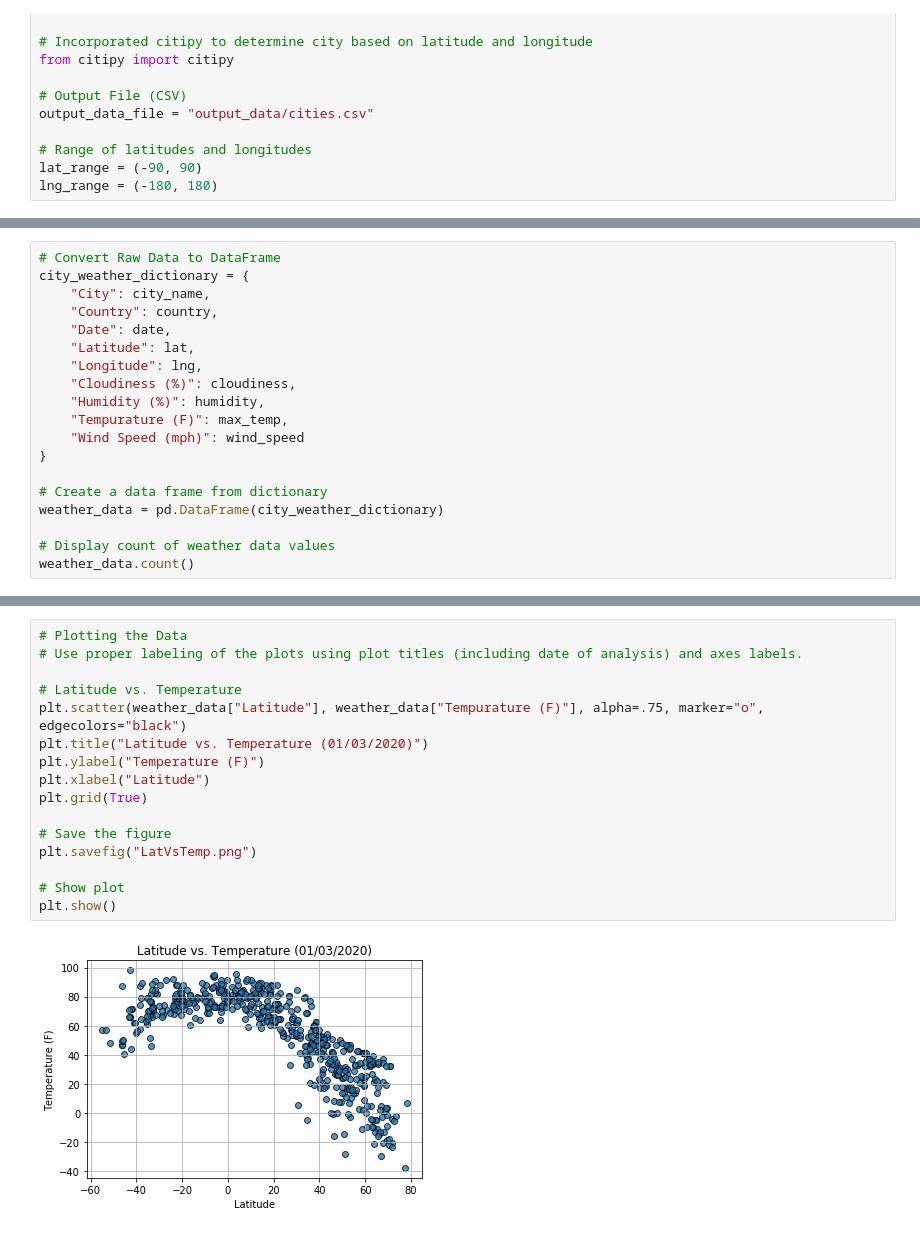
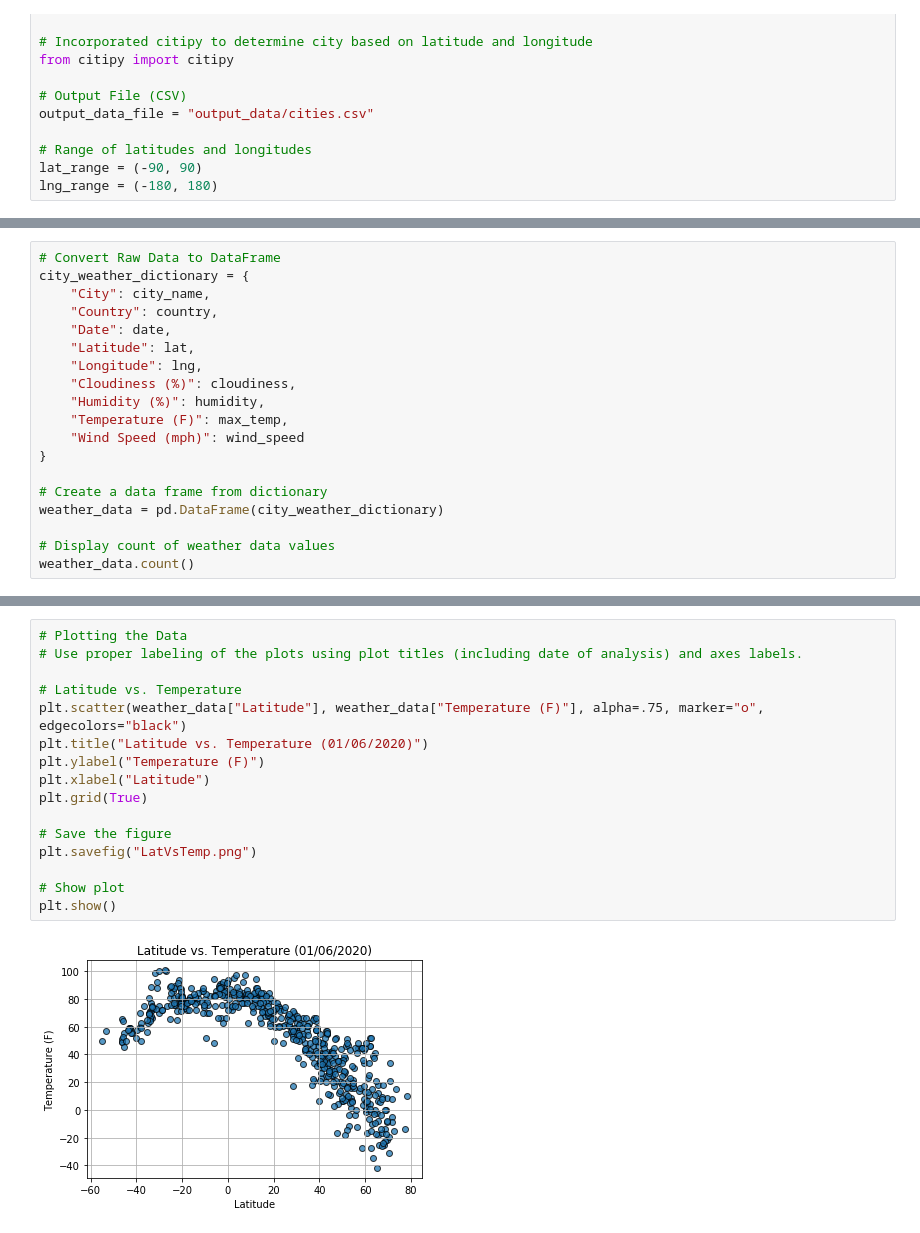
Before and after one commit to erikarberry/python-api-challenge, a Jupyter notebook: WeatherPy/WeatherPy.ipynb, the cells around one changed output, grey strips where cells are left out. Cells and saved outputs as stored; diff of their text form.

```diff
--- a/WeatherPy/WeatherPy.ipynb
+++ b/WeatherPy/WeatherPy.ipynb
@@ -119,7 +119,7 @@ city_weather_dictionary = {
     "Longitude": lng,
     "Cloudiness (%)": cloudiness,
     "Humidity (%)": humidity,
-    "Tempurature (F)": max_temp,
+    "Temperature (F)": max_temp,
     "Wind Speed (mph)": wind_speed
 }
 
@@ -156,18 +156,18 @@ weather_data.head()
 # %%
 # Plotting the Data
 # Use proper labeling of the plots using plot titles (including date of analysis) and axes labels.
 
 # Latitude vs. Temperature
-plt.scatter(weather_data["Latitude"], weather_data["Tempurature (F)"], alpha=.75, marker="o", edgecolors="black")
-plt.title("Latitude vs. Temperature (01/03/2020)")
+plt.scatter(weather_data["Latitude"], weather_data["Temperature (F)"], alpha=.75, marker="o", edgecolors="black")
+plt.title("Latitude vs. Temperature (01/06/2020)")
 plt.ylabel("Temperature (F)")
 plt.xlabel("Latitude")
 plt.grid(True)
 
 # Save the figure
 plt.savefig("LatVsTemp.png")
 
 # Show plot
 plt.show()
 # %% [output]
-[figure, old version]
+[figure, new version]
```
Also changed, not shown: parts of 23 cells of this notebook, 20 other files.
